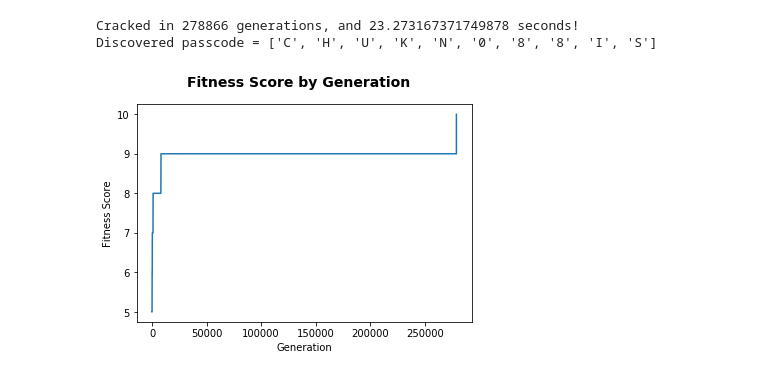
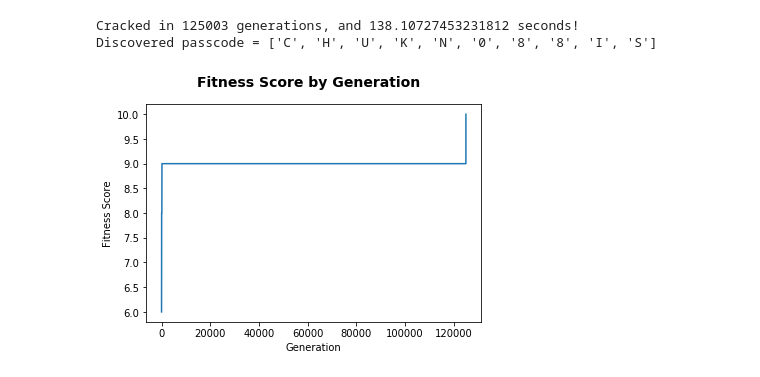
Before and after one commit to Ani997/msc_ai_sem2, a Jupyter notebook: AI/CW1/Solution 1 Part 2.ipynb, the cells around one changed output. Drawn from its saved outputs; the diff is of its cells as text; code cells hidden in the pictures.

```diff
--- a/AI/CW1/Solution 1 Part 2.ipynb
+++ b/AI/CW1/Solution 1 Part 2.ipynb
@@ -17,6 +18,6 @@ print(passcode_options)
 # %%
-population_size = 10
-num_parents = 5
+population_size = 100
+num_parents = 20
 elite_size = 2
 # %%
 population = []
@@ -24,7 +25,7 @@ for i in range(population_size):
     chromosome = []
     for x in range(passcode_length):
 #         chromosome.append(int(round(random.uniform(passcode_lower_bound,passcode_upper_bound),0)))
-        chromosome.append(str(np.random.choice(passcode_options, 1)[0]))
+        chromosome.append(random.choice(passcode_options))
     population.append(chromosome)
 # %%
 def fitness(population):
@@ -80,39 +82,58 @@ def create_children(parents_pool):
 # %%
 def mutation(children_set):
     for i in range(len(children_set)):
-        if random.random() > 0.1:
+        if random.random() > 0.2:
             continue
         else:
             mutated_position = int(random.random() * passcode_length)
 #             mutation = int(round(random.uniform(passcode_lower_bound,passcode_upper_bound+1),0))
-            mutation = str(np.random.choice(passcode_options, 1)[0])
+            mutation = random.choice(passcode_options)
             children_set[i][mutated_position] = mutation
     return children_set
 # %%
-success = []
-generations = 0
-t0 = time.time()
-while True:
+# success = []
+# generations = 0
+# t0 = time.time()
+# while True:
 
-    fitness_scores = fitness(population)
-    success.append(max([i[1] for i in fitness_scores]))
-    if max([i[1] for i in fitness_scores]) == passcode_length:
-        print("Cracked in {} generations, and {} seconds! \nDiscovered passcode = {}".format(generations,time.time() - t0,[i[0] for i in fitness_scores if i[1] == passcode_length][0]))
-        break
-    parents = select_parents(fitness_scores)
-    children = create_children(parents)
-    population = mutation(children)
-    generations += 1
+#     fitness_scores = fitness(population)
+#     success.append(max([i[1] for i in fitness_scores]))
+#     if max([i[1] for i in fitness_scores]) == passcode_length:
+#         print("Cracked in {} generations, and {} seconds! \nDiscovered passcode = {}".format(generations,time.time() - t0,[i[0] for i in fitness_scores if i[1] == passcode_length][0]))
+#         break
+#     parents = select_parents(fitness_scores)
+#     children = create_children(parents)
+#     population = mutation(children)
+#     generations += 1
-# %% [output]
-Cracked in 278866 generations, and 23.273167371749878 seconds!
-Discovered passcode = ['C', 'H', 'U', 'K', 'N', '0', '8', '8', 'I', 'S']
+# %%
+fitness_tracker = []
+solutions = []
+generations = 0
+t0 = time.time()
+while True:
+
+    fitness_scores = fitness(population)
+    fitness_tracker.append(max([i[1] for i in fitness_scores]))
+    solutions.append(''.join([i[0] for i in fitness_scores if i[1] == max([i[1] for i in fitness_scores])][0]))
+#     print(''.join([i[0] for i in fitness_scores if i[1] == max([i[1] for i in fitness_scores])][0]))
+    if max([i[1] for i in fitness_scores]) == passcode_length:
+        print("Cracked in {} generations, and {} seconds! \nDiscovered passcode = {}".format(generations,time.time() - t0,[i[0] for i in fitness_scores if i[1] == passcode_length][0]))
+        break
+    parents = select_parents(fitness_scores)
+    children = create_children(parents)
+    population = mutation(children)
+    generations += 1
+# %% [output]
+Cracked in 125003 generations, and 138.10727453231812 seconds!
+Discovered passcode = ['C', 'H', 'U', 'K', 'N', '0', '8', '8', 'I', 'S']
 # %%
+
 fig = plt.figure()
-plt.plot(list(range(generations+1)), success)
+plt.plot(list(range(generations+1)), fitness_tracker)
 fig.suptitle('Fitness Score by Generation', fontsize=14, fontweight='bold')
 ax = fig.add_subplot(111)
 ax.set_xlabel('Generation')
 ax.set_ylabel('Fitness Score')
 plt.show()
 # %% [output]
-[figure, old version]
+[figure, new version]
```
Also changed, not shown: parts of 2 cells of this notebook, 10 other files.
